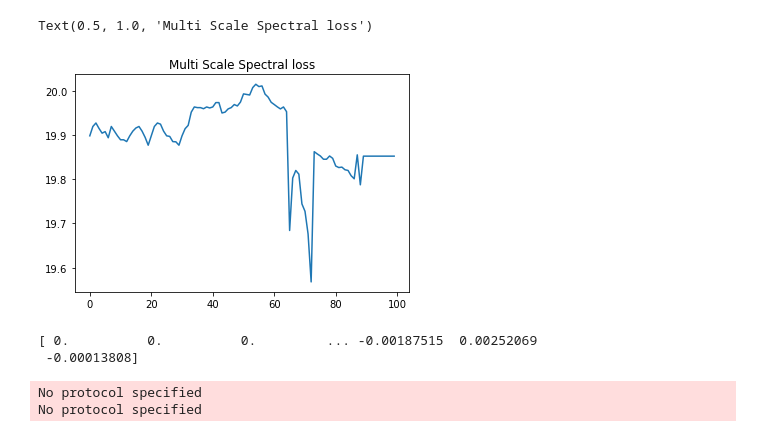
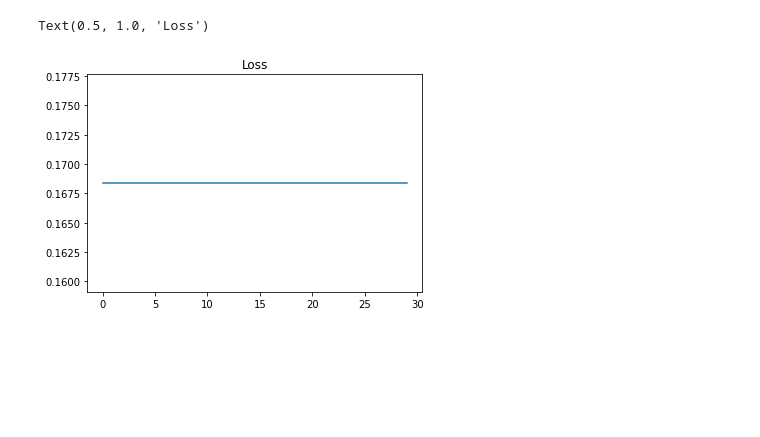
Before and after one commit to VoggLyster/ReverberatorEstimator, a Jupyter notebook: ReverberatorEstimator.ipynb, the cells around one changed output. Cells and saved outputs as stored; diff of their text form; code cells hidden in the pictures; blank space fills up the shorter version.

```diff
--- a/ReverberatorEstimator.ipynb
+++ b/ReverberatorEstimator.ipynb
@@ -19,6 +20,6 @@ import os
 # %%
 sample_rate = 48000
-num_params = 128
+num_params = 112
 # %%
 target_audio = tfio.audio.AudioIOTensor("snap_wet.wav")
 target_audio = target_audio.to_tensor()
@@ -165,24 +129,23 @@ No protocol specified
 # %%
-warnings.filterwarnings('ignore')
-epochs = 100
-spectral_losses = np.zeros(epochs)
+epochs = 30
+losses = np.zeros(epochs)
 start_time = time.time()
 for epoch in range(epochs):
 
     print("\nStart of epoch %d" % (epoch,))
 
     with tf.GradientTape() as tape:
-        output = model(input_audio)
+        output = model(input_audio, training=True)
         loss_value = spectral_loss(target_audio, output)
 
     grads = tape.gradient(loss_value, model.trainable_weights)
     optimizer.apply_gradients(zip(grads, model.trainable_weights))
     print(
-        "Training loss at epoch %d: %.4f"
-        % (epoch, float(loss_value))
+        "Training loss at epoch %d: %s"
+        % (epoch, "{:e}".format(loss_value))
     )
-    spectral_losses[epoch] = loss_value
-    if epoch % 10 == 0:
+    losses[epoch] = loss_value
+    if epoch % 100 == 0:
         print("Saving checkpoint")
         checkpoint_manager.save()
 print("Training took %d seconds" % (time.time() - start_time))
@@ -310,15 +170,8 @@ No protocol specified
 # %%
-plt.plot(spectral_losses)
-plt.title("Multi Scale Spectral loss")
+plt.plot(losses)
+plt.title("Loss")
 # %% [output]
-Text(0.5, 1.0, 'Multi Scale Spectral loss')
+Text(0.5, 1.0, 'Loss')
-[figure, old version]
+[figure, new version]
 # %%
 output_audio = model(input_audio)
-output_audio = output_audio.numpy()[0]
-print(output_audio)
-# %% [output]
-[ 0.          0.          0.         ... -0.00187515  0.00252069
- -0.00013808]
-No protocol specified
-No protocol specified
```
Also changed, not shown: parts of 20 cells of this notebook, 1 other file.
